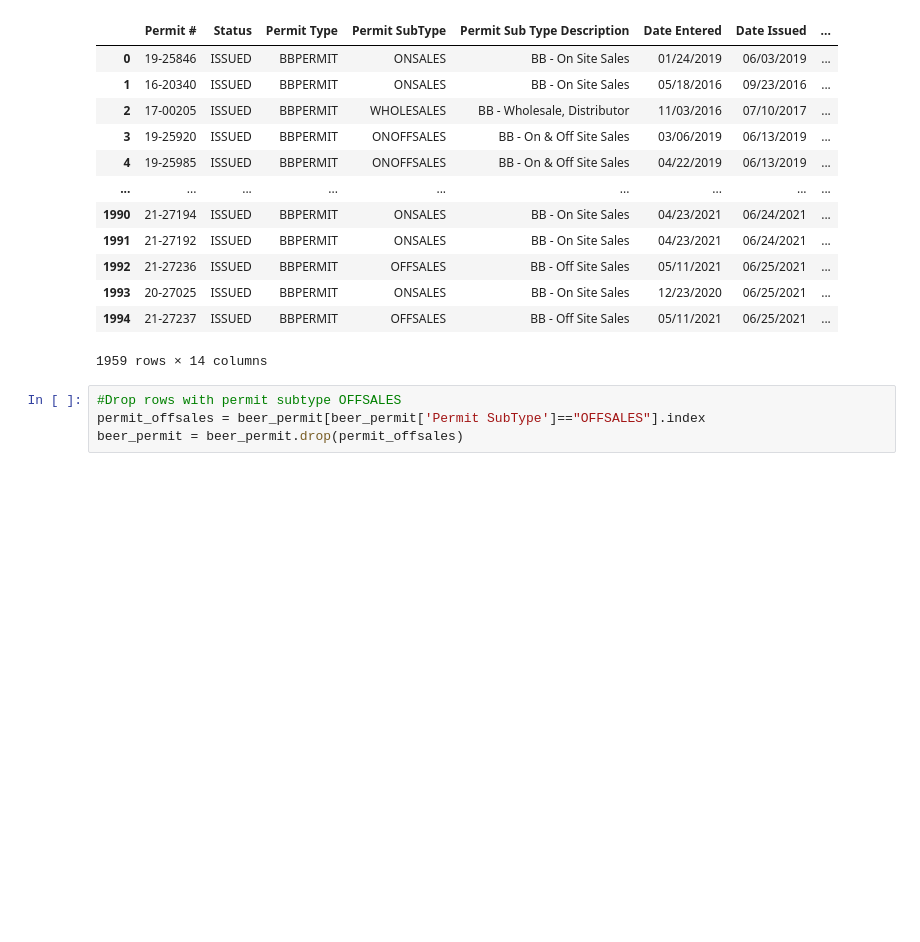
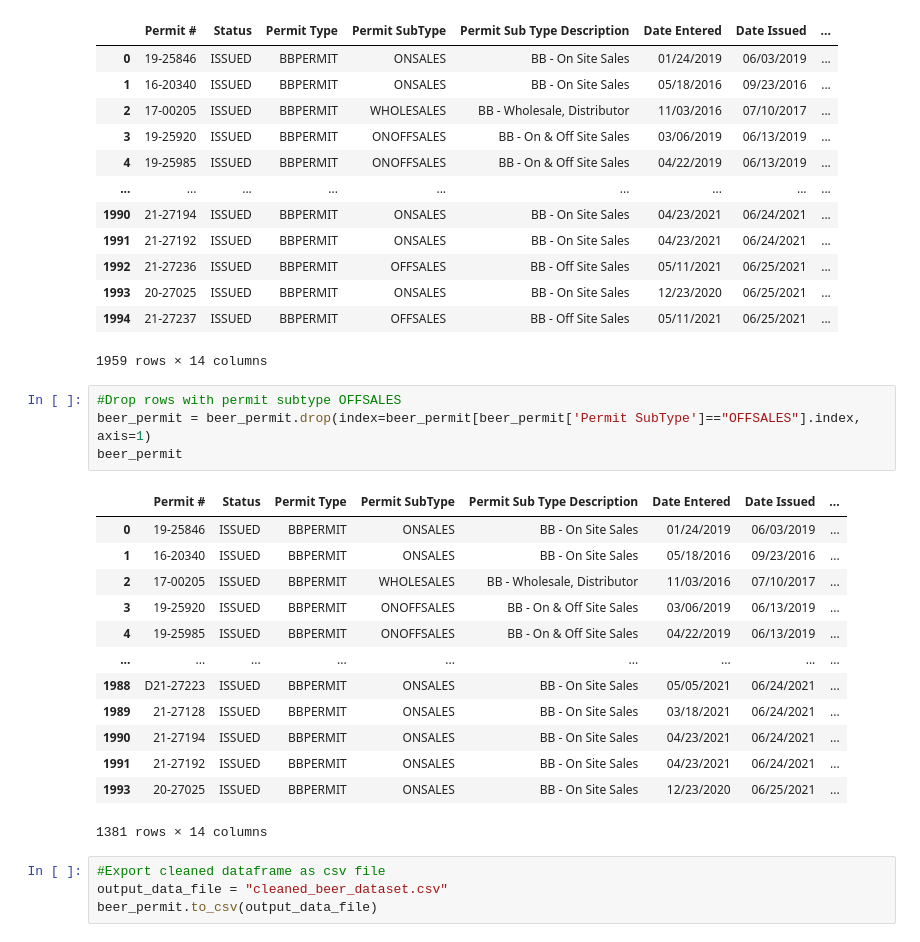
Before and after one commit to HannaKim4673/Beer_Restaurant_Success, a Jupyter notebook: Beer Dataset ETL.ipynb, the cells around one changed output. Cells and saved outputs as stored; diff of their text form; blank space fills up the shorter version.

Commit message:
Update ETL code and upload cleaned dataset

```diff
--- a/Beer Dataset ETL.ipynb
+++ b/Beer Dataset ETL.ipynb
@@ -66,5 +66,23 @@ beer_permit
 1959 rows × 14 columns
 # %%
 #Drop rows with permit subtype OFFSALES
-permit_offsales = beer_permit[beer_permit['Permit SubType']=="OFFSALES"].index
-beer_permit = beer_permit.drop(permit_offsales)
+beer_permit = beer_permit.drop(index=beer_permit[beer_permit['Permit SubType']=="OFFSALES"].index, axis=1)
+beer_permit
+# %% [output]
+|  | Permit # | Status | Permit Type | Permit SubType | Permit Sub Type Description | Date Entered | Date Issued | ... |
+| 0 | 19-25846 | ISSUED | BBPERMIT | ONSALES | BB - On Site Sales | 01/24/2019 | 06/03/2019 | ... |
+| 1 | 16-20340 | ISSUED | BBPERMIT | ONSALES | BB - On Site Sales | 05/18/2016 | 09/23/2016 | ... |
+| 2 | 17-00205 | ISSUED | BBPERMIT | WHOLESALES | BB - Wholesale, Distributor | 11/03/2016 | 07/10/2017 | ... |
+| 3 | 19-25920 | ISSUED | BBPERMIT | ONOFFSALES | BB - On & Off Site Sales | 03/06/2019 | 06/13/2019 | ... |
+| 4 | 19-25985 | ISSUED | BBPERMIT | ONOFFSALES | BB - On & Off Site Sales | 04/22/2019 | 06/13/2019 | ... |
+| ... | ... | ... | ... | ... | ... | ... | ... | ... |
+| 1988 | D21-27223 | ISSUED | BBPERMIT | ONSALES | BB - On Site Sales | 05/05/2021 | 06/24/2021 | ... |
+| 1989 | 21-27128 | ISSUED | BBPERMIT | ONSALES | BB - On Site Sales | 03/18/2021 | 06/24/2021 | ... |
+| 1990 | 21-27194 | ISSUED | BBPERMIT | ONSALES | BB - On Site Sales | 04/23/2021 | 06/24/2021 | ... |
+| 1991 | 21-27192 | ISSUED | BBPERMIT | ONSALES | BB - On Site Sales | 04/23/2021 | 06/24/2021 | ... |
+| 1993 | 20-27025 | ISSUED | BBPERMIT | ONSALES | BB - On Site Sales | 12/23/2020 | 06/25/2021 | ... |
+1381 rows × 14 columns
+# %%
+#Export cleaned dataframe as csv file
+output_data_file = "cleaned_beer_dataset.csv"
+beer_permit.to_csv(output_data_file)
```
Also changed, not shown: 1 other file.
